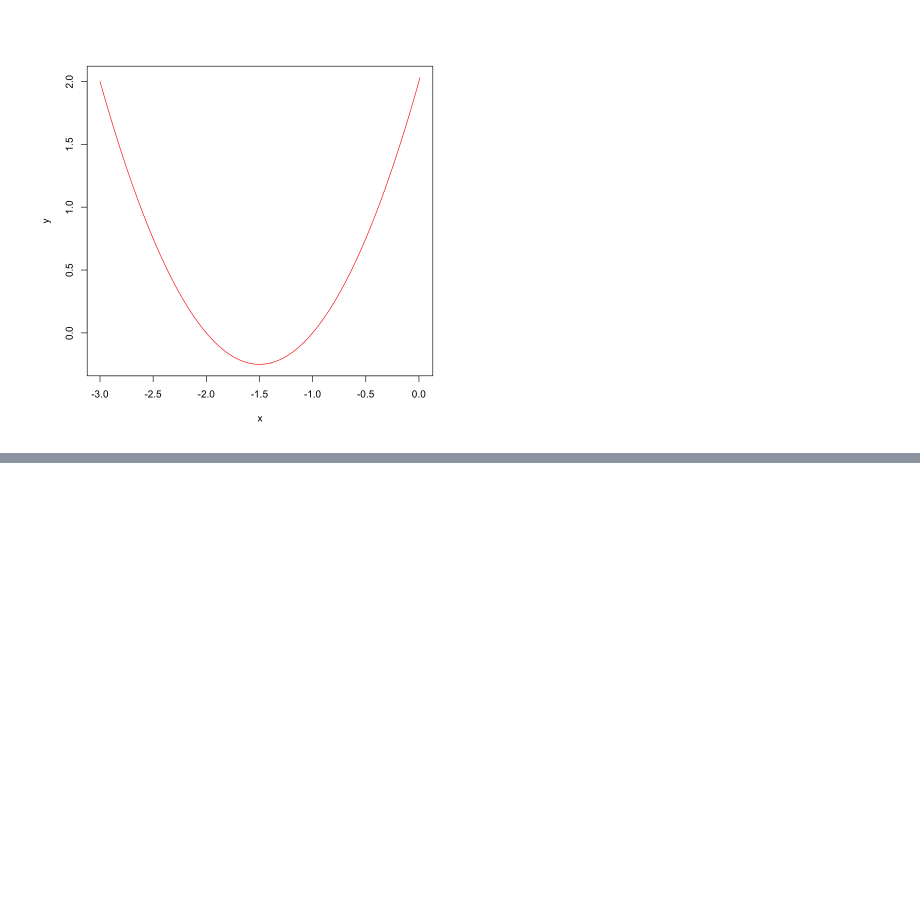
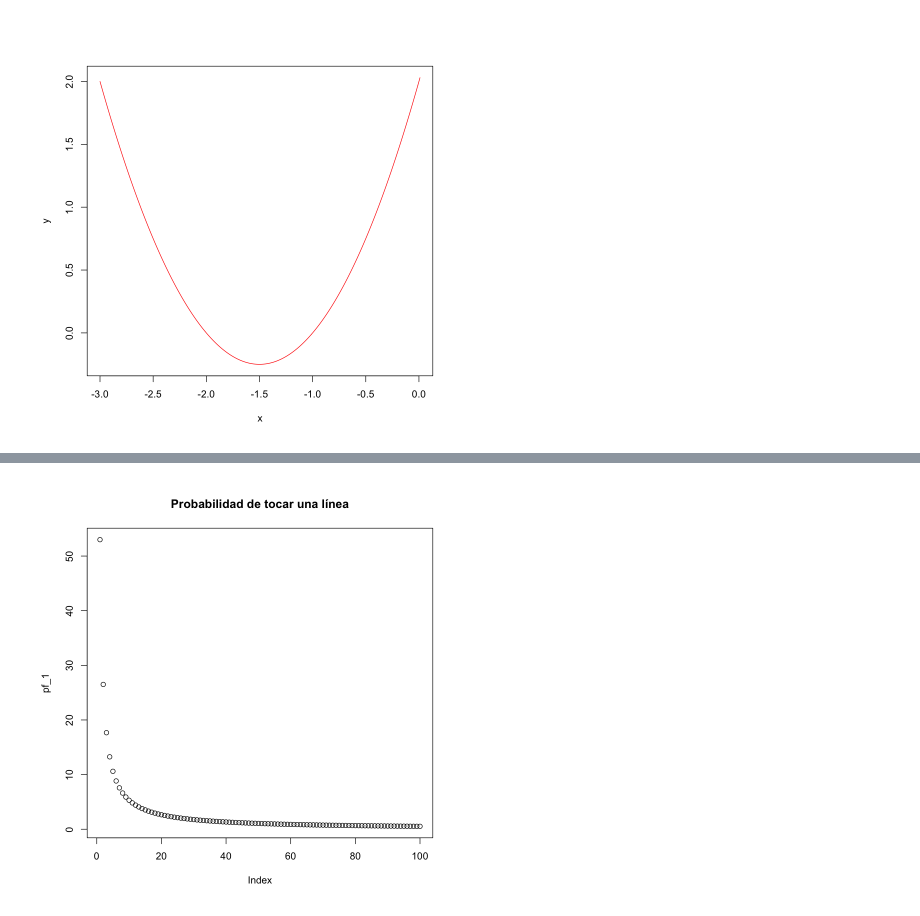
Before and after one commit to Crisel8a/Probabilidad, a Jupyter notebook: Proba_R.ipynb, the cells around one changed output, grey strips where cells are left out. Saved outputs shown, nothing was run; the diff lists cells and outputs as text; code cells hidden in the pictures; blank space fills up the shorter version.

```diff
--- a/Proba_R.ipynb
+++ b/Proba_R.ipynb
@@ -358,0 +390,7 @@ repeticiones = replicate(n = numRepeticiones,{
+# %%
+N <- 25
+
+dado1 <- sample(1:6, N , replace=TRUE)
+dado2 <- sample(1:6, N , replace=TRUE)
+dado1
+dado2
@@ -359 +400,8 @@ repeticiones = replicate(n = numRepeticiones,{
+# %%
+dado <- list(dado1,dado2)
+for (i in 1:N){
+    if (6 %in% dado){
+        s <- s+ 1
+    }
+}
 # %% [markdown]
@@ -380,0 +541,5 @@ Warning message in -300:30:1:
+# %%
+pf_1 <- cumsum(s_1)/1:N
+plot(pf_1, main = "Probabilidad de tocar una línea")
+# %% [output]
+[figure, added]
```
Also changed, not shown: parts of 18 cells of this notebook, 1 other file.
